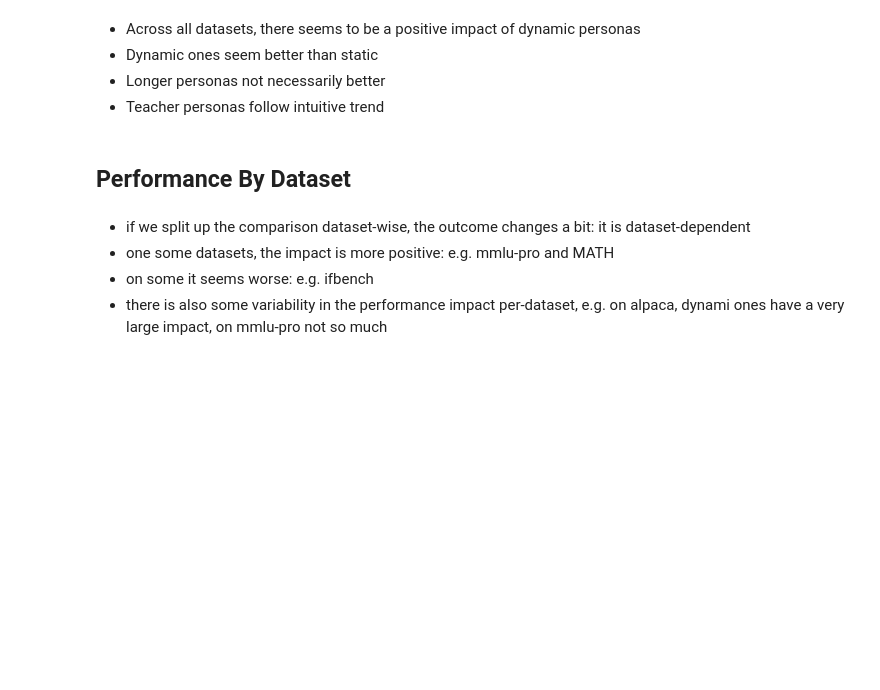
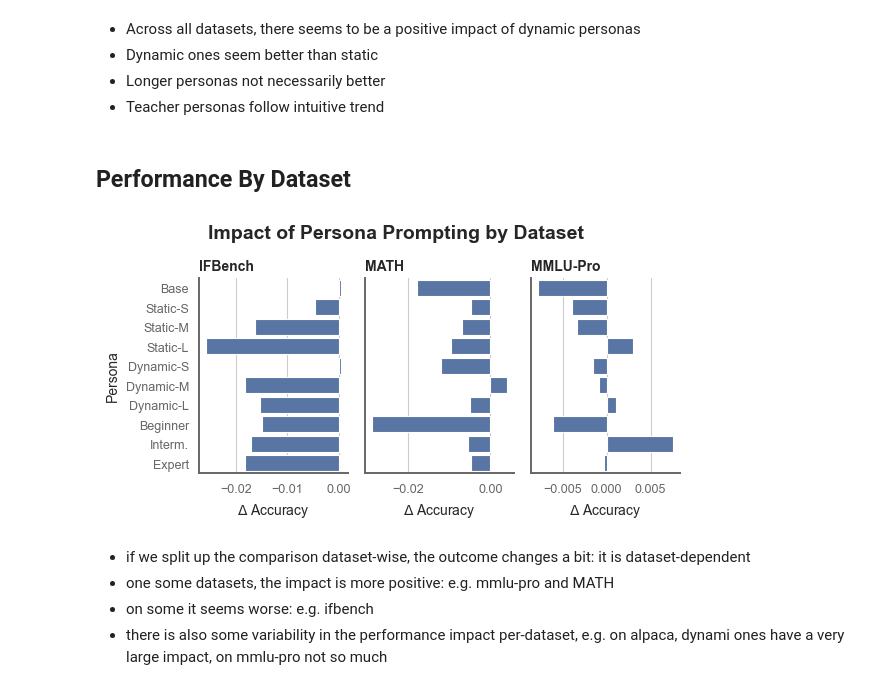
Before and after one commit to nicomu99/master-thesis, a Jupyter notebook: dataset_overview.ipynb, the cells around one changed output. Cells and saved outputs as stored; diff of their text form; code cells hidden in the pictures; blank space fills up the shorter version.

```diff
--- a/dataset_overview.ipynb
+++ b/dataset_overview.ipynb
@@ -30,3 +73,5 @@ The autoreload extension is already loaded. To reload it, use:
 # %%
 plotting_wrapper = PlottingWrapper()
+
+plot_path = Path("plots/results")
 # %%
@@ -141,25 +205,47 @@ plt.savefig("plots/results/1_0_datasets.png")
 # %% [markdown]
 ## Performance By Dataset
 # %%
-dataset_df = dataset_df.groupby(["dataset", "persona"], as_index=False)[["score"]].mean()
+dataset_df = dataset_df.groupby(["Dataset", "Persona"], as_index=False)[["Score"]].mean()
 
 parts = []
-for dataset_name, group_df in dataset_df.groupby("dataset", sort=False):
-    ref = group_df.loc[group_df["persona"] == "helpful", "score"]
+for dataset_name, group_df in dataset_df.groupby("Dataset", sort=False):
+    ref = group_df.loc[group_df["Persona"] == "Helpful", "Score"]
 
     ref_score = ref.iloc[0]
     group_df["reference_score"] = ref_score
-    group_df["gain"] = group_df["score"] - ref_score
+    group_df["gain"] = group_df["Score"] - ref_score
     parts.append(group_df)
 
 dataset_df: pd.DataFrame = pd.concat(parts, ignore_index=True)
-dataset_df = dataset_df.sort_values("persona", key=lambda s: s.map(_order_map))
-dataset_df = dataset_df[dataset_df["persona"] != "helpful"]
+dataset_df = dataset_df.sort_values("Persona", key=lambda s: s.map(_order_map))
+dataset_df = dataset_df[~dataset_df["Persona"].isin(["Helpful", "No"])]
 # %%
-plot_kwargs = {"height": 3, "aspect": 1.2, "width": 0.8}
-sns.catplot(dataset_df, col="dataset", y="persona", kind="bar", x="gain", orient="h", sharex=False,
-            **plot_kwargs)
-plt.savefig("plots/results/1_1_per_dataset.png")
+FIG_HEIGHT = 3.0
+
+n_cols = dataset_df["Dataset"].nunique()
+aspect = FULL_WIDTH / (FIG_HEIGHT * n_cols)
+
+g = sns.catplot(
+    dataset_df, col="Dataset", y="Persona", kind="bar", x="gain", orient="h", sharex=False,
+    height=FIG_HEIGHT, aspect=aspect
+)
+
+g.figure.suptitle("Impact of Persona Prompting by Dataset")
+g.set_titles("{col_name}")
+g.set_axis_labels(r"$\Delta$ Accuracy", "Persona")
+
+g.figure.subplots_adjust(
+    left=0.16,
+    right=0.99,
+    top=0.80,
+    bottom=0.15,
+    wspace=0.12,
+)
+
+g.figure.set_size_inches(FULL_WIDTH, FIG_HEIGHT)
+g.figure.savefig(plot_path / "1_1_per_dataset.pdf")
+# %% [output]
+[figure, added]
 # %% [markdown]
 - if we split up the comparison dataset-wise, the outcome changes a bit: it is dataset-dependent
 - one some datasets, the impact is more positive: e.g. mmlu-pro and MATH
```
Also changed, not shown: parts of 59 cells of this notebook, 21 other files.
